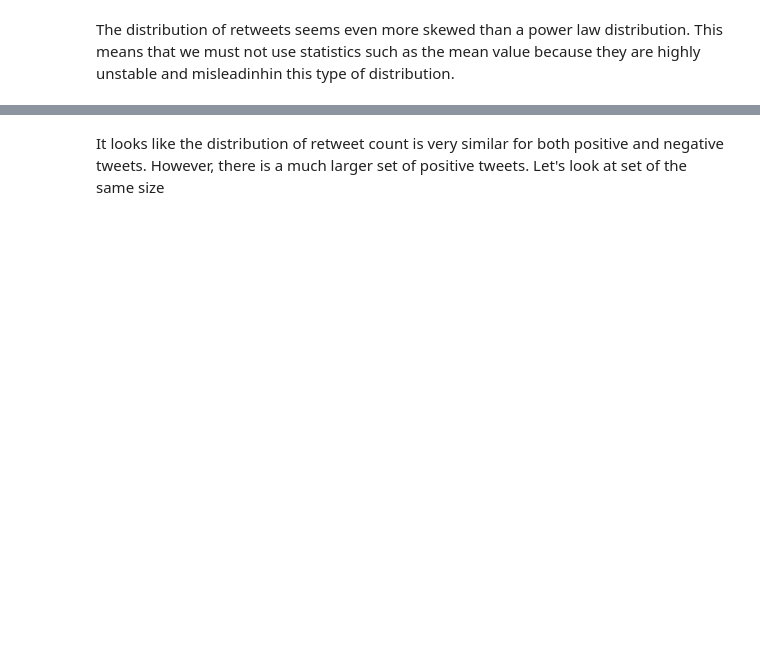
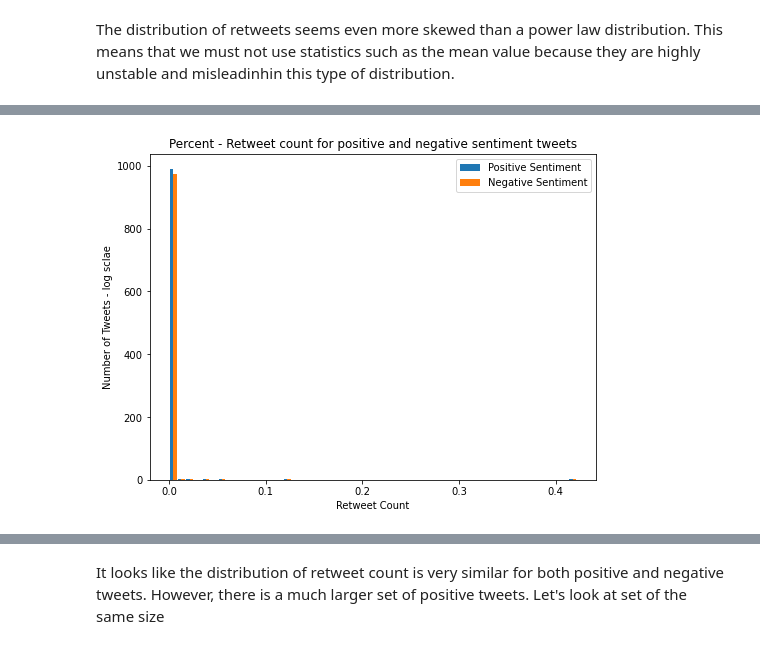
Before and after one commit to epfl-ada/ada-2020-project-milestone-p3-p3_musetti-adaletti, a Jupyter notebook: Creative_extension_analysis.ipynb, the cells around one changed output, grey strips where cells are left out. Drawn from its saved outputs; the diff is of its cells as text; code cells hidden in the pictures; blank space fills up the shorter version.

```diff
--- a/Creative_extension_analysis.ipynb
+++ b/Creative_extension_analysis.ipynb
@@ -1007,0 +984,14 @@ plt.show()
+# %%
+# trying with percentage
+# with retweet > 0 ^ < 1000
+plt.figure(figsize=(8,6))
+
+plt.hist([pos_percent, neg_percent], bins=50, label=['Positive Sentiment', 'Negative Sentiment'])
+plt.legend(loc = 'upper right')
+plt.title('Percent - Retweet count for positive and negative sentiment tweets')
+plt.xlabel('Retweet Count')
+plt.ylabel('Number of Tweets - log scale')
+plt.yscale('log')
+plt.show()
+# %% [output]
+[figure, added]
```
Also changed, not shown: parts of 77 cells of this notebook.
